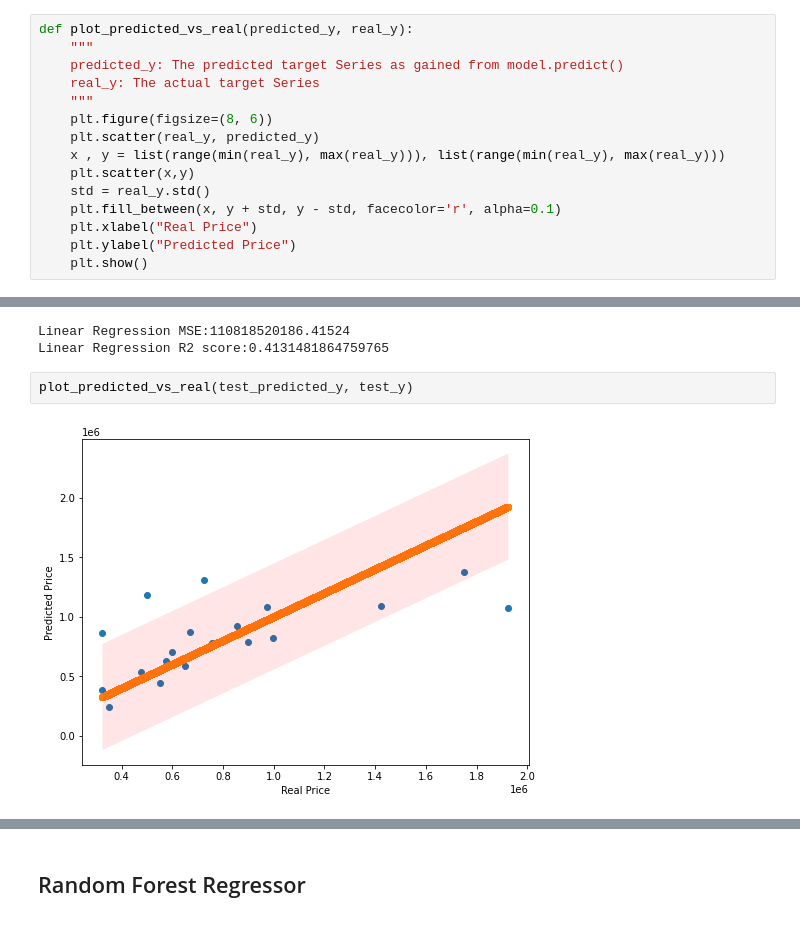
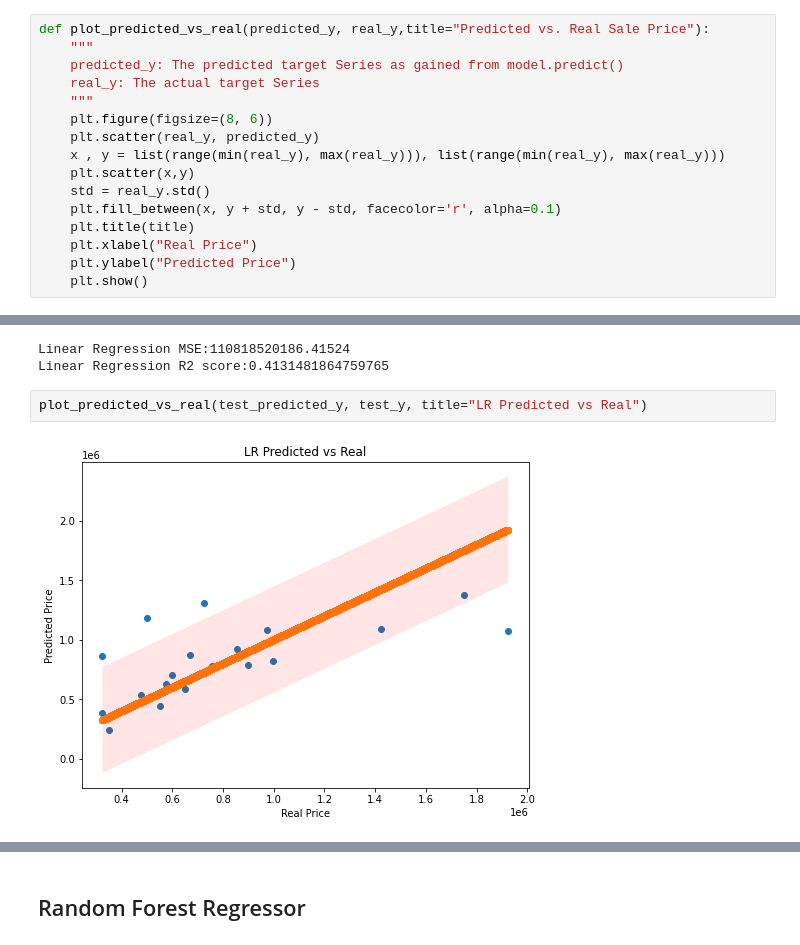
Before and after one commit to itayisraelov/RealEstateMLProject, a Jupyter notebook: Notebooks/02_Modeling.ipynb, the cells around one changed output, grey strips where cells are left out. Drawn from its saved outputs; the diff is of its cells as text.

```diff
--- a/Notebooks/02_Modeling.ipynb
+++ b/Notebooks/02_Modeling.ipynb
@@ -158,7 +160,7 @@ test_x = test_df.drop(['SALE PRICE'], axis=1)
 # %% [markdown]
 ## Plotting functions defenitions
 # %%
-def plot_predicted_vs_real(predicted_y, real_y):
+def plot_predicted_vs_real(predicted_y, real_y,title="Predicted vs. Real Sale Price"):
     """
     predicted_y: The predicted target Series as gained from model.predict()
     real_y: The actual target Series
@@ -169,6 +171,7 @@ def plot_predicted_vs_real(predicted_y, real_y):
     plt.scatter(x,y)
     std = real_y.std()
     plt.fill_between(x, y + std, y - std, facecolor='r', alpha=0.1)
+    plt.title(title)
     plt.xlabel("Real Price")
     plt.ylabel("Predicted Price")
     plt.show()
@@ -206,9 +209,9 @@ print(f"Linear Regression R2 score:{r2_score(test_y, test_predicted_y)}")
 Linear Regression MSE:110818520186.41524
 Linear Regression R2 score:0.4131481864759765
 # %%
-plot_predicted_vs_real(test_predicted_y, test_y)
+plot_predicted_vs_real(test_predicted_y, test_y, title="LR Predicted vs Real")
 # %% [output]
-[figure, old version]
+[figure, new version]
 # %%
 with open("../Images/nyc_map1.json") as file:
     border_box = json.load(file)
```
Also changed, not shown: parts of 14 cells of this notebook.
